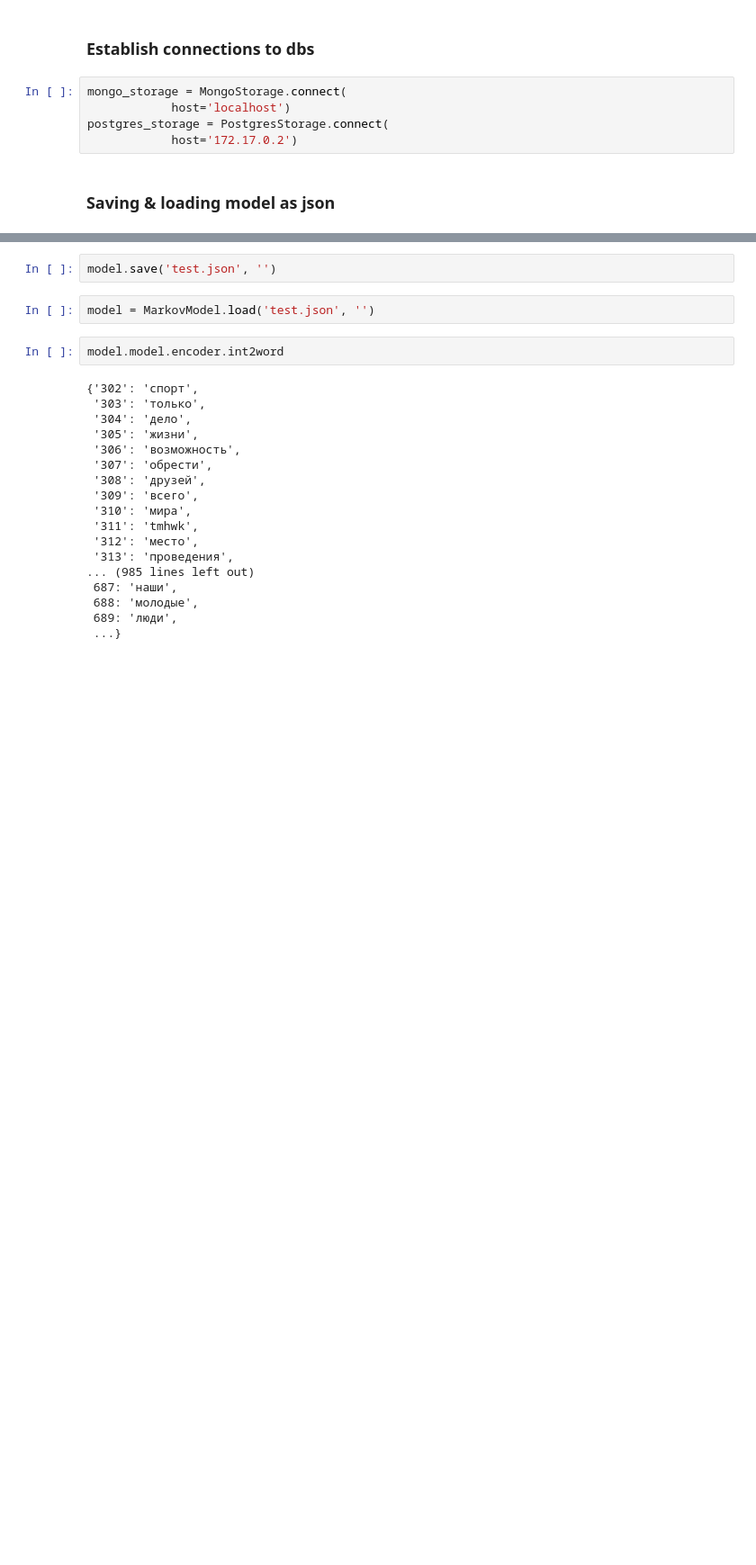
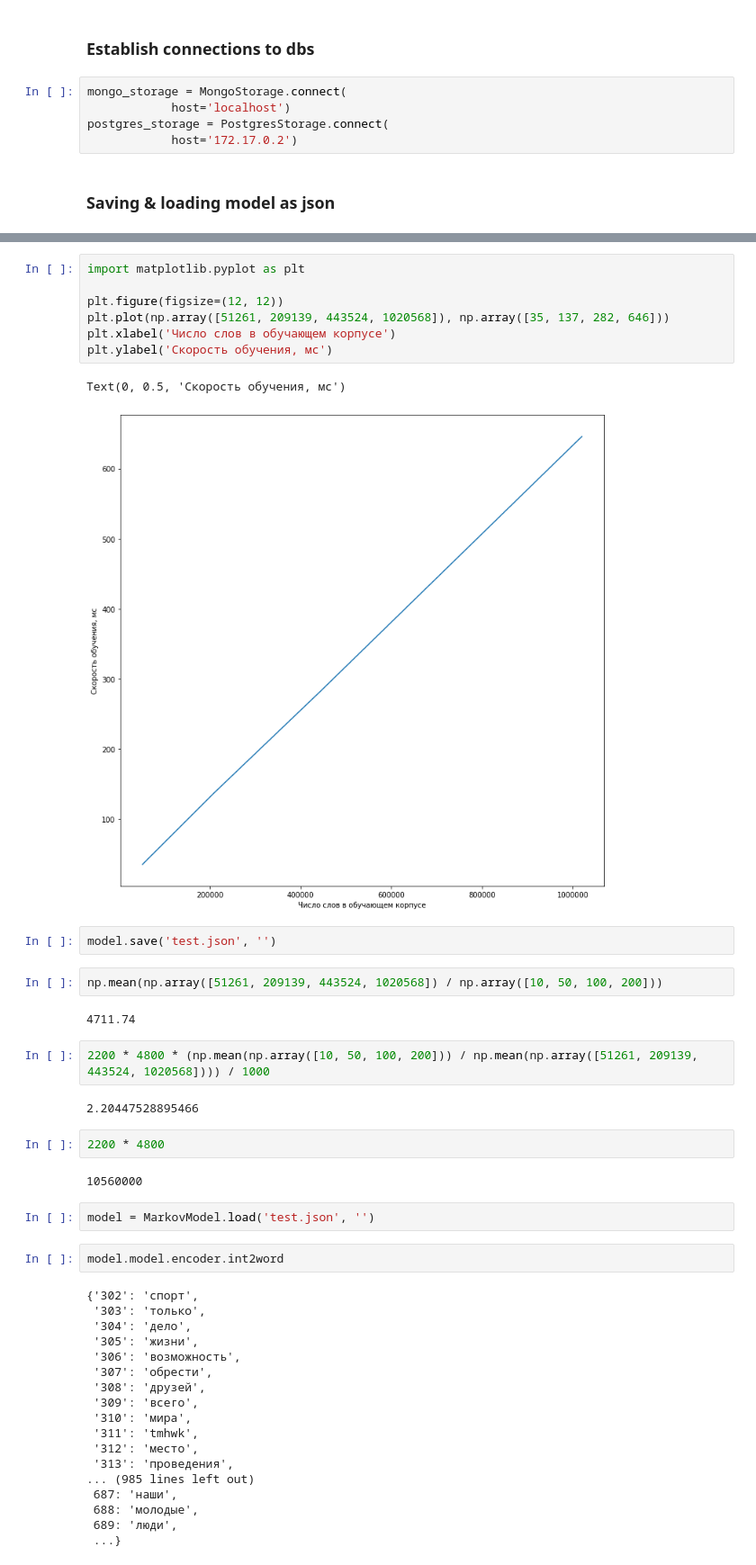
Before and after one commit to vnkrtv/markov-chain-text-editor, a Jupyter notebook: notebooks/MarkovifyChainEncoder.ipynb, the cells around one changed output, grey strips where cells are left out. Shown at 90% size. Cells and saved outputs as stored; diff of their text form; blank space fills up the shorter version.

```diff
--- a/notebooks/MarkovifyChainEncoder.ipynb
+++ b/notebooks/MarkovifyChainEncoder.ipynb
@@ -1002,5 +1104,27 @@ Get posts and articles
+# %%
+import matplotlib.pyplot as plt
+
+plt.figure(figsize=(12, 12))
+plt.plot(np.array([51261, 209139, 443524, 1020568]), np.array([35, 137, 282, 646]))
+plt.xlabel('Число слов в обучающем корпусе')
+plt.ylabel('Скорость обучения, мс')
+# %% [output]
+Text(0, 0.5, 'Скорость обучения, мс')
+[figure, added]
 # %%
 model.save('test.json', '')
+# %%
+np.mean(np.array([51261, 209139, 443524, 1020568]) / np.array([10, 50, 100, 200]))
+# %% [output]
+4711.74
+# %%
+2200 * 4800 * (np.mean(np.array([10, 50, 100, 200])) / np.mean(np.array([51261, 209139, 443524, 1020568]))) / 1000
+# %% [output]
+2.20447528895466
+# %%
+2200 * 4800
+# %% [output]
+10560000
 # %%
 model = MarkovModel.load('test.json', '')
 # %%
```
Also changed, not shown: parts of 17 cells of this notebook, 1 other file.
